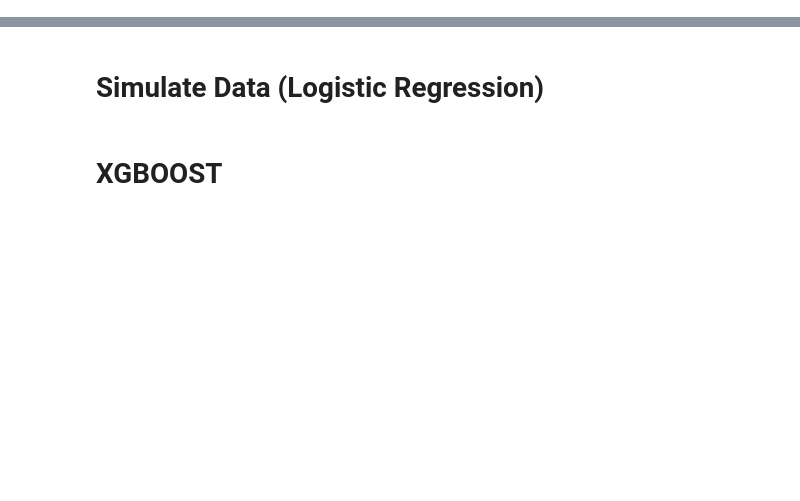
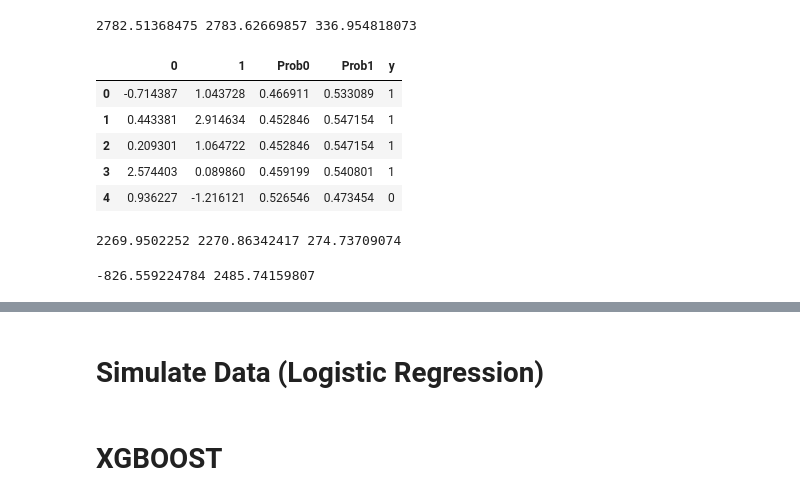
Before and after one commit to hvillamil3/Study, a Jupyter notebook: Toy Model examples.ipynb, the cells around one changed output, grey strips where cells are left out. Drawn from its saved outputs; the diff is of its cells as text; code cells hidden in the pictures; blank space fills up the shorter version.

```diff
--- a/Toy Model examples.ipynb
+++ b/Toy Model examples.ipynb
@@ -111 +177,79 @@ for tree in [results[4]]:
+# %%
+#####   Gain for first tree
+z = 0.5 #0.4948294268243327
+nn= -0.216348
+p = np.repeat(z,len(FF))
+#2783
+# L = which(X[,'odor=none']==0)
+# R = which(X[,'odor=none']==1)
+
+pL = np.repeat(z,len(FF[FF[1]<nn]['y'])) #p[FF[1]<-0.324049]
+pR = np.repeat(z,len(FF[FF[1]>=nn]['y'])) #p[FF[1]>= -0.324049]
+
+yL = FF[FF[1]<nn]['y']
+yR = FF[FF[1]>=nn]['y']
+
+GL = sum(pL-yL)
+GR = sum(pR-yR)
+G = sum(p-np.array(FF['y']))
+#G = sum(np.array(FF['Prob1'])-np.array(FF['y']))
+
+HL = sum(pL*(1-pL))
+HR = sum(pR*(1-pR))
+H = sum(p*(1-p))
+
+gain = 0.5*((GL**2/(HL+1))+(GR**2/(HR+1))-(G**2/(H+1)))
+print(gain*2,gain+0.5*((GL**2/(HL))+(GR**2/(HR))-(G**2/(H))),(G**2/(H+1)) )
+# %% [output]
+2782.51368475 2783.62669857 336.954818073
+# %%
+#Next tree
+tt = u.predict_proba(X_train,output_margin=False,ntree_limit=1)
+FF1 = pd.DataFrame(X_train)
+FF1['Prob0'] = pd.DataFrame(tt)[0]
+FF1['Prob1'] = pd.DataFrame(tt)[1]
+FF1['y'] =y_train
+FF1.head()
+# %% [output]
+|  | 0 | 1 | Prob0 | Prob1 | y |
+| 0 | -0.714387 | 1.043728 | 0.466911 | 0.533089 | 1 |
+| 1 | 0.443381 | 2.914634 | 0.452846 | 0.547154 | 1 |
+| 2 | 0.209301 | 1.064722 | 0.452846 | 0.547154 | 1 |
+| 3 | 2.574403 | 0.089860 | 0.459199 | 0.540801 | 1 |
+| 4 | 0.936227 | -1.216121 | 0.526546 | 0.473454 | 0 |
+# %%
+###########GAIN of 2nd tree
+#Using prior trees probabilty the is new G and H
+#getting gain to work
+# z = 0.4948294268243327
+nn= -0.216348
+p = FF1['Prob1']
+#2783
+# L = which(X[,'odor=none']==0)
+# R = which(X[,'odor=none']==1)
+#FF1[FF1[1]<nn]['Prob1']
+
+pL = FF1[FF1[1]<nn]['Prob1']
+pR = FF1[FF1[1]>=nn]['Prob1']
+
+yL = FF1[FF1[1]<nn]['y']
+yR = FF1[FF1[1]>=nn]['y']
+
+GL = sum(pL-yL)
+GR = sum(pR-yR)
+G = sum(p-np.array(FF1['y']))
+#G = sum(np.array(FF['Prob1'])-np.array(FF['y']))
+
+HL = sum(pL*(1-pL))
+HR = sum(pR*(1-pR))
+H = sum(p*(1-p))
+
+gain = 0.5*((GL**2/(HL+1))+(GR**2/(HR+1))-(G**2/(H+1)))
+print(gain*2,gain+0.5*((GL**2/(HL))+(GR**2/(HR))-(G**2/(H))),(G**2/(H+1)) )
+# %% [output]
+2269.9502252 2270.86342417 274.73709074
+# %%
+print(G,H)
+# %% [output]
+-826.559224784 2485.74159807
 # %%
```
Also changed, not shown: parts of 61 cells of this notebook.
